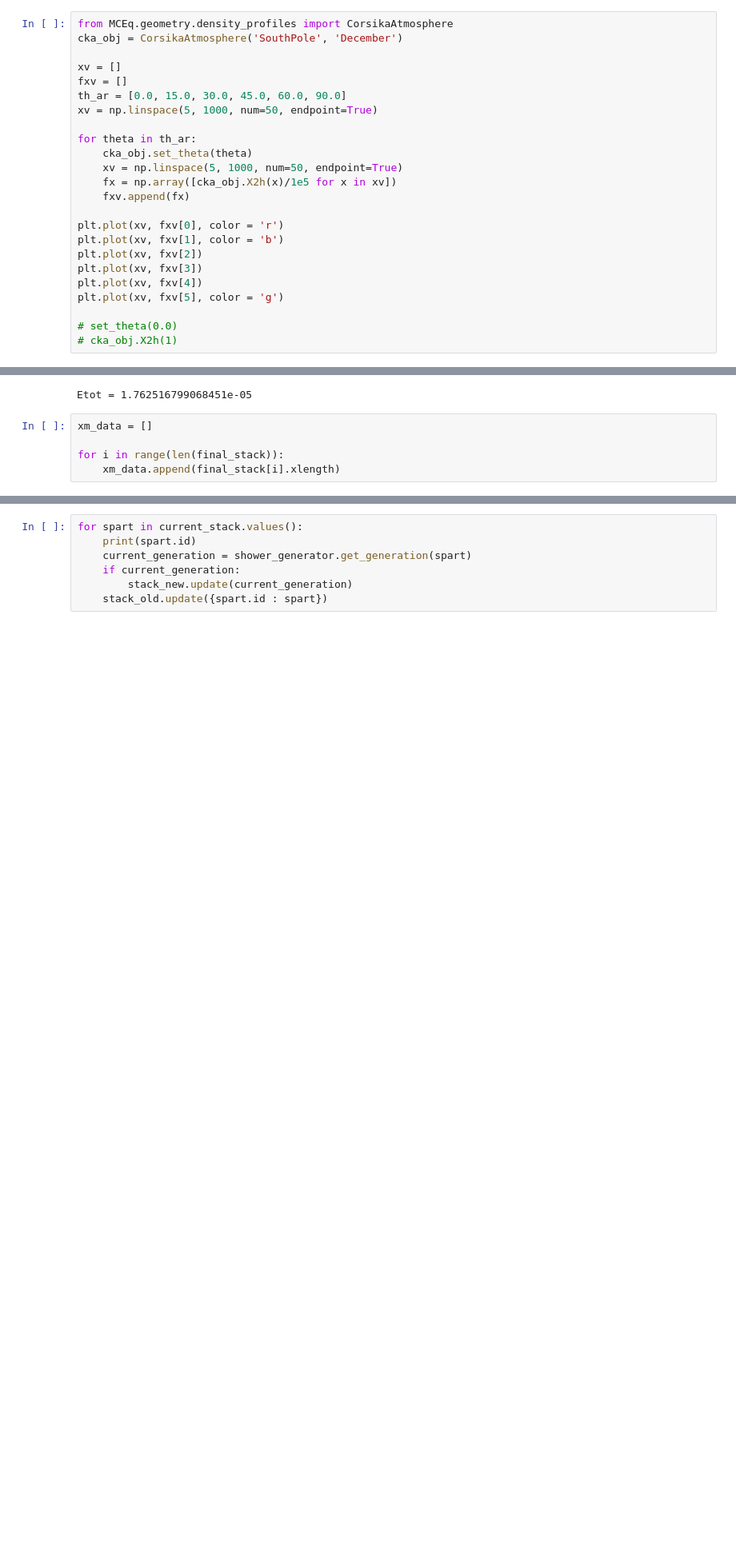
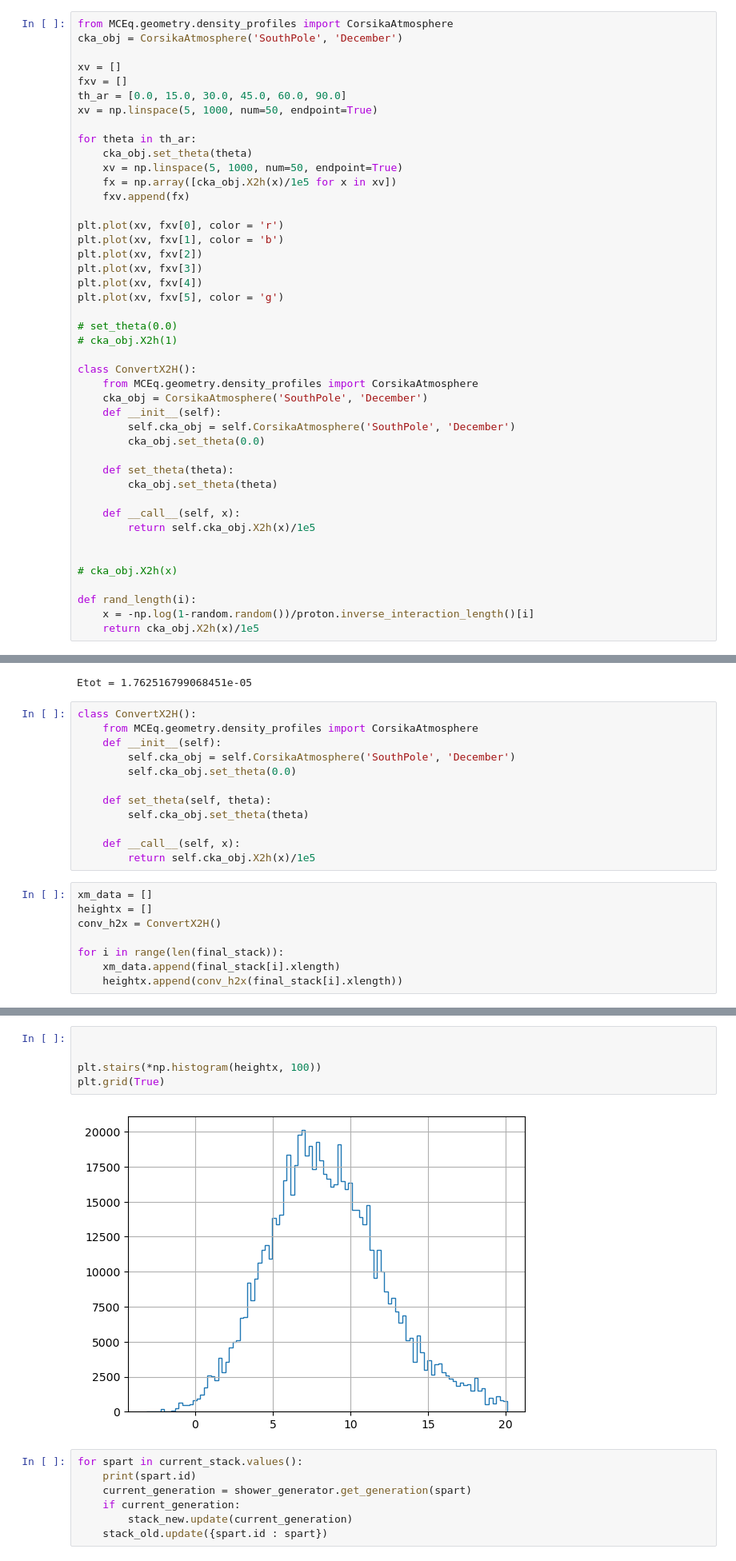
Before and after one commit to jncots/xmax_sigma, a Jupyter notebook: first_interaction/cascades.ipynb, the cells around one changed output, grey strips where cells are left out. Shown at 80% size. Drawn from its saved outputs; the diff is of its cells as text; blank space fills up the shorter version.

```diff
--- a/first_interaction/cascades.ipynb
+++ b/first_interaction/cascades.ipynb
@@ -28,6 +28,26 @@ plt.plot(xv, fxv[5], color = 'g')
 
 # set_theta(0.0)
 # cka_obj.X2h(1)
+
+class ConvertX2H():
+    from MCEq.geometry.density_profiles import CorsikaAtmosphere
+    cka_obj = CorsikaAtmosphere('SouthPole', 'December')
+    def __init__(self):
+        self.cka_obj = self.CorsikaAtmosphere('SouthPole', 'December')
+        cka_obj.set_theta(0.0)
+
+    def set_theta(theta):
+        cka_obj.set_theta(theta)
+
+    def __call__(self, x):
+        return self.cka_obj.X2h(x)/1e5
+
+
+# cka_obj.X2h(x)
+
+def rand_length(i):
+    x = -np.log(1-random.random())/proton.inverse_interaction_length()[i]
+    return cka_obj.X2h(x)/1e5
 # %% [output]
 [<matplotlib.lines.Line2D at 0x...>]
 [figure]
@@ -415,8 +435,23 @@ for ee in en_data:
 print(f"Etot = {abs(etot - 1e9)/1e9}")
 # %% [output]
 Etot = 1.762516799068451e-05
+# %%
+class ConvertX2H():
+    from MCEq.geometry.density_profiles import CorsikaAtmosphere
+    def __init__(self):
+        self.cka_obj = self.CorsikaAtmosphere('SouthPole', 'December')
+        self.cka_obj.set_theta(0.0)
+
+    def set_theta(self, theta):
+        self.cka_obj.set_theta(theta)
+
+    def __call__(self, x):
+        return self.cka_obj.X2h(x)/1e5
 # %%
 xm_data = []
+heightx = []
+conv_h2x = ConvertX2H()
 
 for i in range(len(final_stack)):
     xm_data.append(final_stack[i].xlength)
+    heightx.append(conv_h2x(final_stack[i].xlength))
@@ -428,3 +462,10 @@ plt.stairs(*np.histogram(xm_data, 200))
+# %%
+
+
+plt.stairs(*np.histogram(heightx, 100))
+plt.grid(True)
+# %% [output]
+[figure, added]
 # %%
 for spart in current_stack.values():
     print(spart.id)
```
Also changed, not shown: parts of 2 cells of this notebook, 2 other files.
